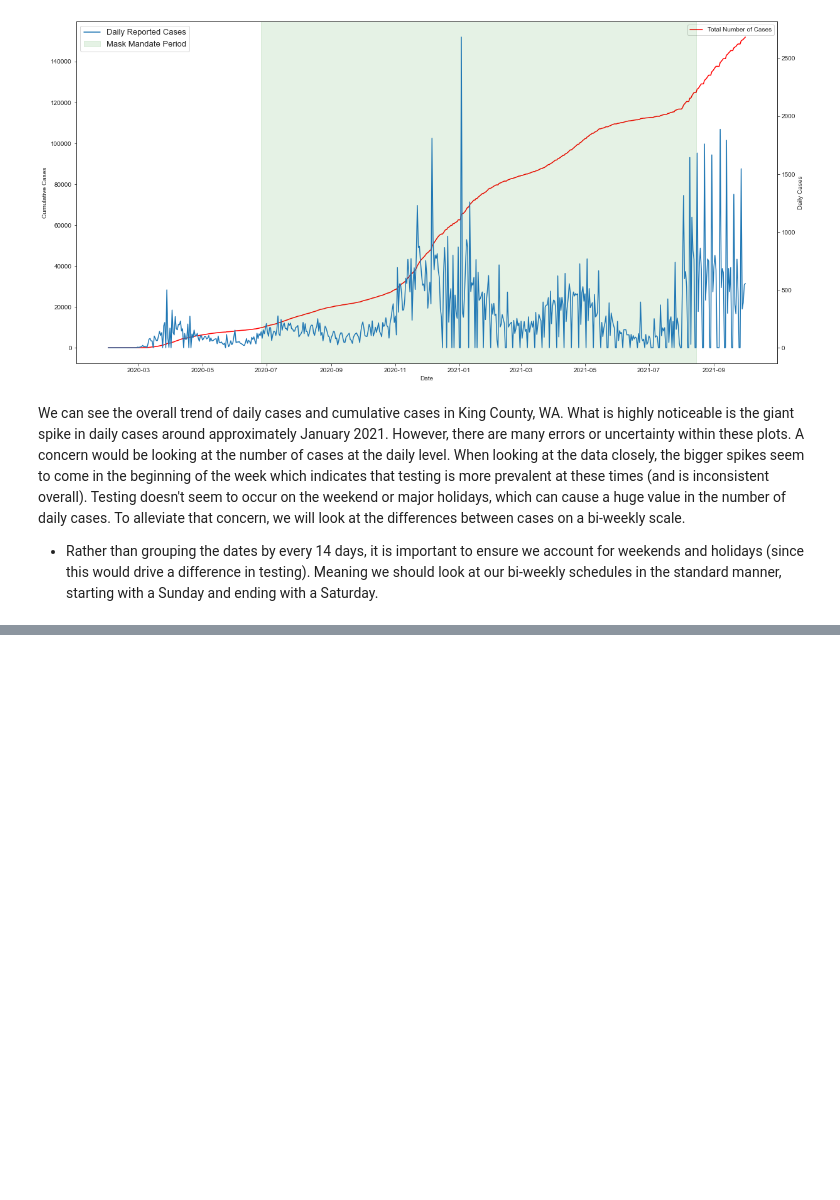
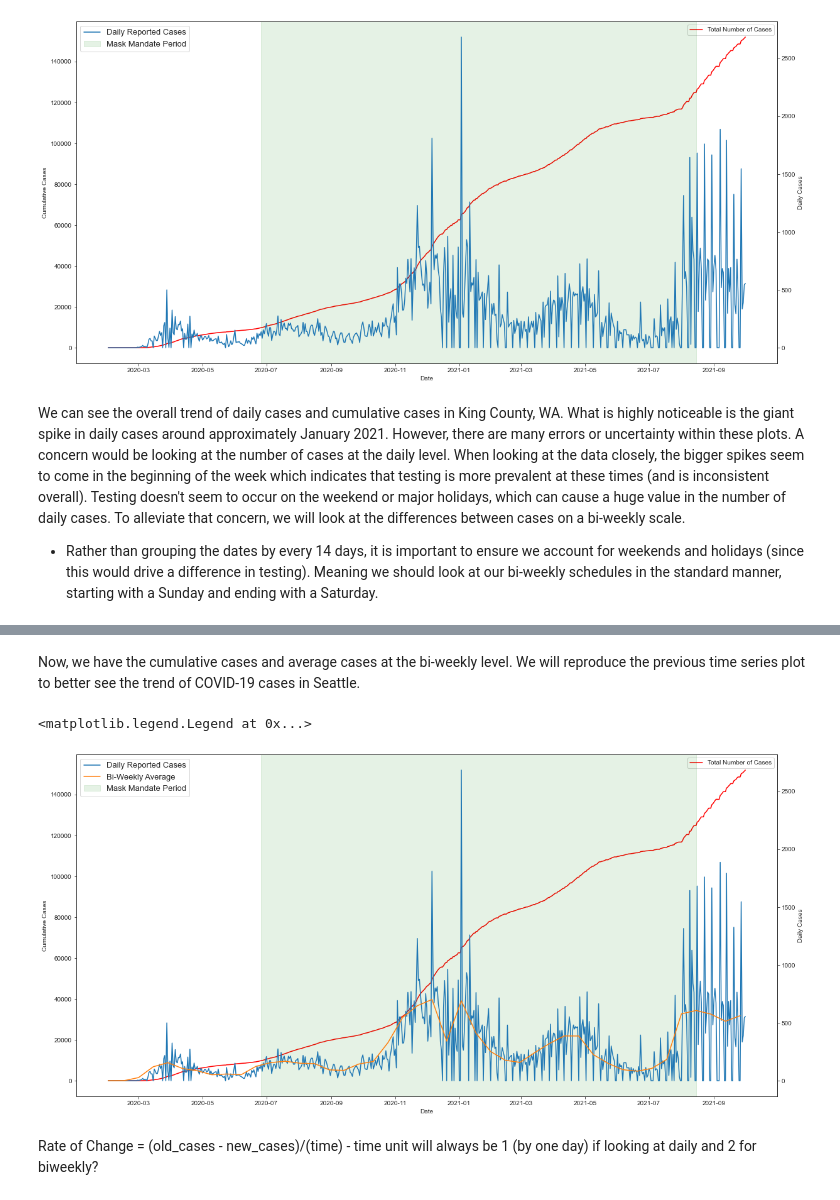
Before and after one commit to reginamaee/data-512-project, a Jupyter notebook: Project.ipynb, the cells around one changed output, grey strips where cells are left out. Drawn from its saved outputs; the diff is of its cells as text; code cells hidden in the pictures; blank space fills up the shorter version.

```diff
--- a/Project.ipynb
+++ b/Project.ipynb
@@ -298,8 +286,10 @@ We can see the overall trend of daily cases and cumulative cases in King County,
 # set biweekly week groups
 # first instance we will set from Saturday 2/1/2020 - 2/15/2020
 # the rest will be group starting from a sunday and ending with a saturday
-for i in range(14):
-    kc_cases['Week'].iloc[i] = 1
+#kc_cases.insert(len(kc_cases.columns), 'Week', np.nan)
+
+for i in range(15):
+    kc_cases.at[i, 'Week'] = 1
 start = 15
 count = 0
 week_start = 2
@@ -307,5 +297,5 @@ for i in range(15, len(kc_cases)):
     if (count == 14):
         count = 0
         week_start = week_start + 1
-    kc_cases['Week'].iloc[i] = week_start
+    kc_cases.at[i, 'Week'] = week_start
     count = count + 1
@@ -362,0 +302,19 @@ kc_cases
+# %%
+# get biweekly sums
+kc_cases_bi_weekly = kc_cases.groupby(['Week'])['daily_cases'].sum().reset_index()
+# take cumulative sum
+kc_cases_bi_weekly['cases'] = kc_cases_bi_weekly['daily_cases'].cumsum()
+# add actual number of cumulative cases from 01/31/2020 (which is just 1)
+kc_cases_bi_weekly['cases'] = kc_cases_bi_weekly['cases'] + 1
+#kc_cases_bi_weekly['first_date'] = kc_cases.groupby(['Week'])['new_date_format'].min()
+# %%
+# get dates
+dates_temp = kc_cases.groupby(['Week'])['new_date_format'].min().reset_index()
+kc_cases_bi_weekly = kc_cases_bi_weekly.merge(dates_temp, on="Week", how="left")
+
+# get weekly averages
+avg_temp = kc_cases.groupby(['Week'])['daily_cases'].mean().reset_index()
+kc_cases_bi_weekly = kc_cases_bi_weekly.merge(avg_temp, on="Week", how="left")
+# %%
+kc_cases_bi_weekly = kc_cases_bi_weekly.rename(columns={'daily_cases_x': 'daily_cases', 'daily_cases_y':'average_number_of_cases'})
+kc_cases_bi_weekly
@@ -362,0 +339,19 @@ kc_cases
+# %% [markdown]
+Now, we have the cumulative cases and average cases at the bi-weekly level. We will reproduce the previous time series plot to better see the trend of COVID-19 cases in Seattle.
+# %%
+fig, ax1 = plt.subplots(figsize=(20,10))
+ax2 = ax1.twinx()
+sns.set_style('ticks')
+sns.lineplot(x="new_date_format", y="cases", data = kc_cases, ax=ax1, color='red', label='Total Number of Cases')
+sns.lineplot(x="new_date_format", y="daily_cases", data = kc_cases, ax=ax2, label='Daily Reported Cases')
+sns.lineplot(x="new_date_format", y="average_number_of_cases", data=kc_cases_bi_weekly, ax=ax2, label="Bi-Weekly Average")
+plt.axvspan(min(kc_mask_mandates['new_date_format']), max(kc_mask_mandates['new_date_format']), color='green', alpha=0.1, label='Mask Mandate Period')
+ax1.set_xlabel('Date')
+ax1.set_ylabel('Cumulative Cases')
+ax2.set_ylabel('Daily Cases')
+plt.legend(fontsize=13)
+# %% [output]
+<matplotlib.legend.Legend at 0x...>
+[figure, added]
+# %% [markdown]
+Rate of Change = (old_cases - new_cases)/(time) - time unit will always be 1 (by one day) if looking at daily and 2 for biweekly?
```
Also changed, not shown: parts of 23 cells of this notebook, 1 other file.
